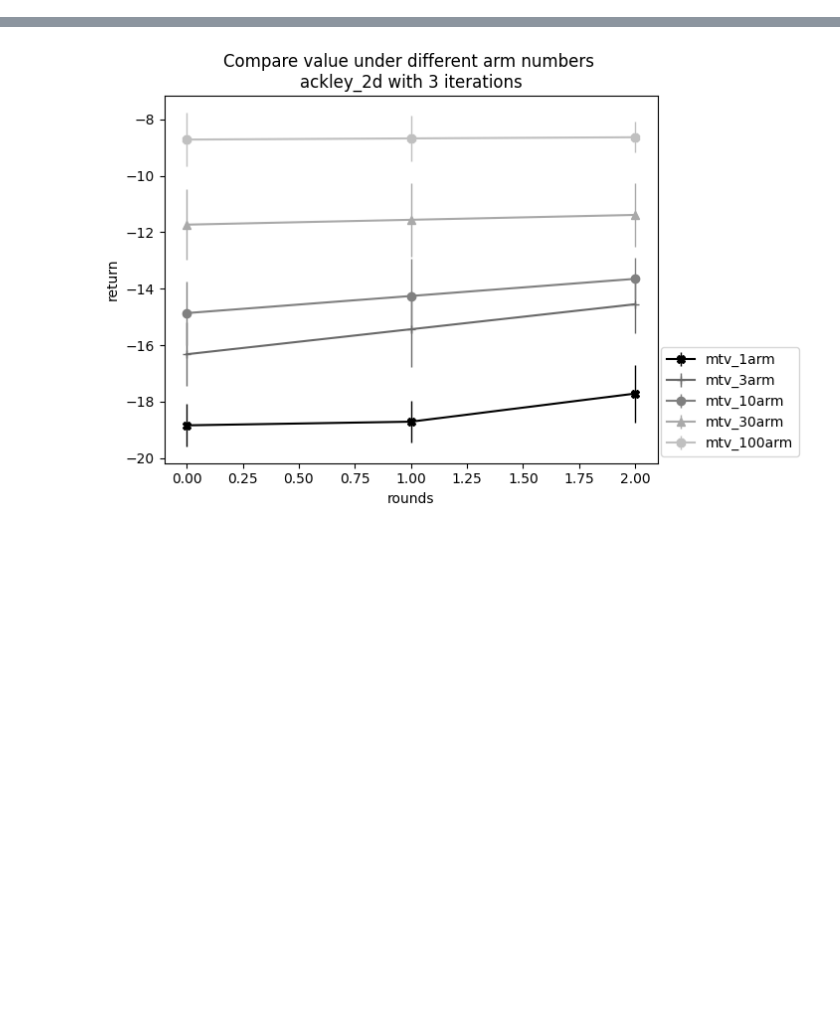
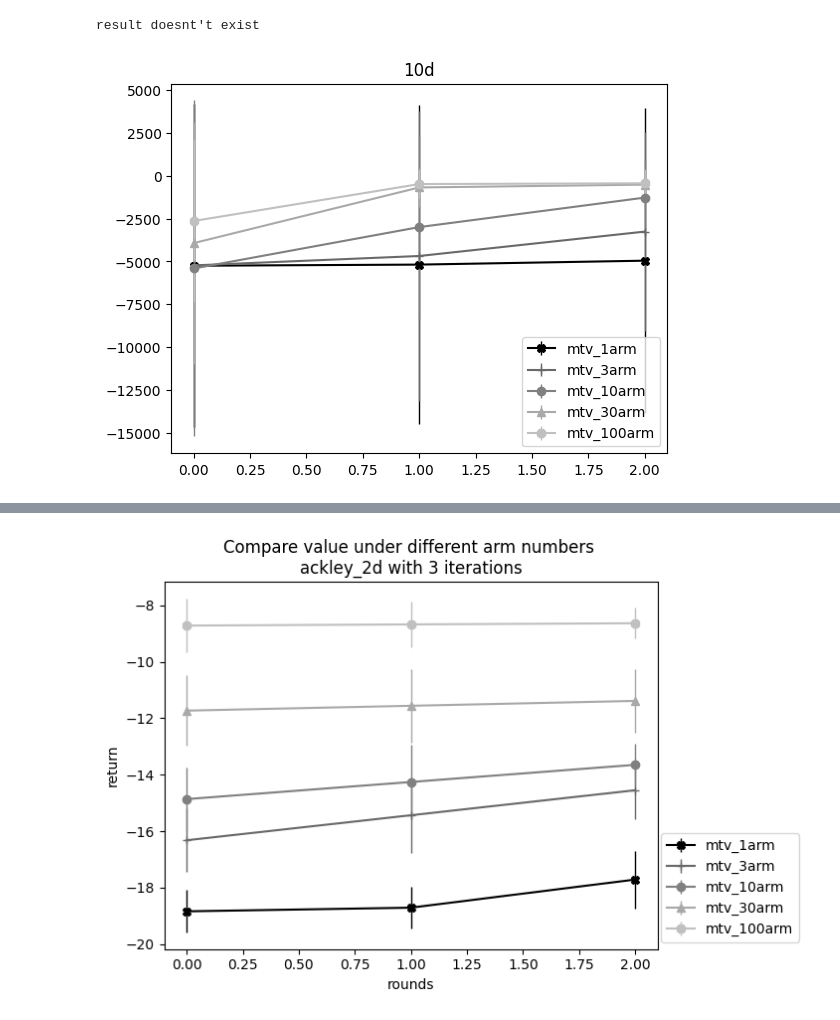
Before and after one commit to yubo-research/yubo, a Jupyter notebook: Untitled.ipynb, the cells around one changed output, grey strips where cells are left out. Cells and saved outputs as stored; diff of their text form; code cells hidden in the pictures; blank space fills up the shorter version.

```diff
--- a/Untitled.ipynb
+++ b/Untitled.ipynb
@@ -27,0 +121,5 @@ Finish
+# %%
+plotbench(10)
+# %% [output]
+result doesnt't exist
+[figure, added]
```
Also changed, not shown: parts of 8 cells of this notebook.
